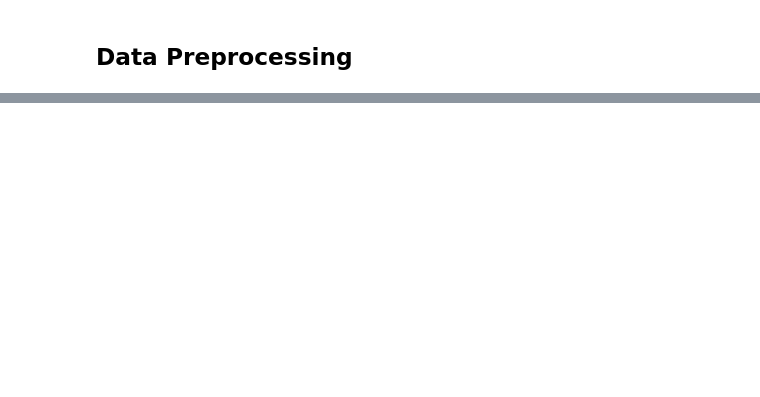
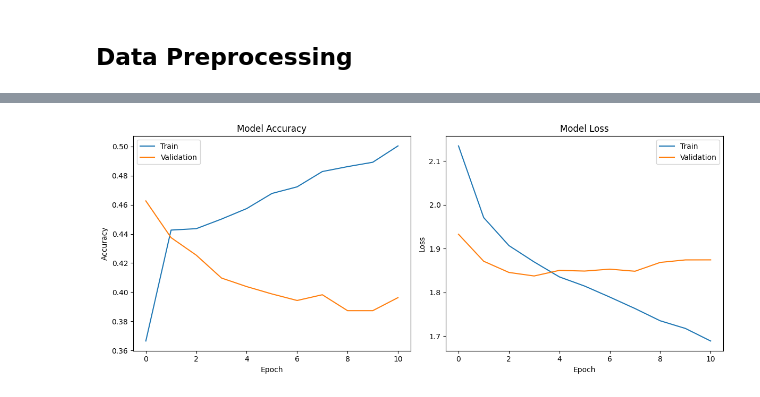
Before and after one commit to Iyabivuz-e/Airline_rating_predictor, a Jupyter notebook: main.ipynb, the cells around one changed output, grey strips where cells are left out. Cells and saved outputs as stored; diff of their text form; code cells hidden in the pictures; blank space fills up the shorter version.

Commit message:
updated the model

```diff
--- a/main.ipynb
+++ b/main.ipynb
@@ -146,0 +261,22 @@ print(preprocessing)
+# %%
+# Create and train the model
+model = build_the_model(X_train_tfidf.shape[1], num_classes)
+# model.summary
+
+# Define early stopping callback
+early_stopping = EarlyStopping(
+    monitor='val_accuracy',
+    patience=10,
+    restore_best_weights=True
+)
+
+train_the_model = model.fit(
+    X_train_tfidf,
+    y_train_categorical,
+    epochs=100,
+    batch_size=64,
+    validation_split=0.2,
+    callbacks=[early_stopping],
+    class_weight=class_weight_dict,
+    verbose=1
+)
@@ -146,0 +301,23 @@ print(preprocessing)
+# %%
+# Plot the training history
+plt.figure(figsize=(12, 5))
+plt.subplot(1, 2, 1)
+plt.plot(train_the_model.history['accuracy'])
+plt.plot(train_the_model.history['val_accuracy'])
+plt.title('Model Accuracy')
+plt.ylabel('Accuracy')
+plt.xlabel('Epoch')
+plt.legend(['Train', 'Validation'], loc='upper left')
+
+plt.subplot(1, 2, 2)
+plt.plot(train_the_model.history['loss'])
+plt.plot(train_the_model.history['val_loss'])
+plt.title('Model Loss')
+plt.ylabel('Loss')
+plt.xlabel('Epoch')
+plt.legend(['Train', 'Validation'], loc='upper right')
+plt.tight_layout()
+plt.show()
+plt.close()
+# %% [output]
+[figure, added]
```
Also changed, not shown: parts of 34 cells of this notebook.
